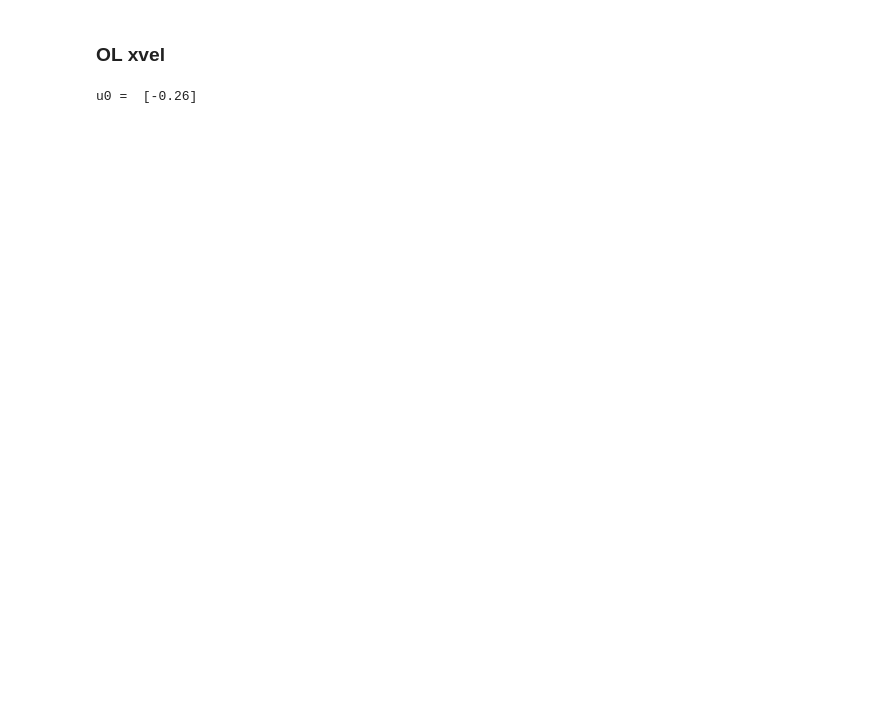
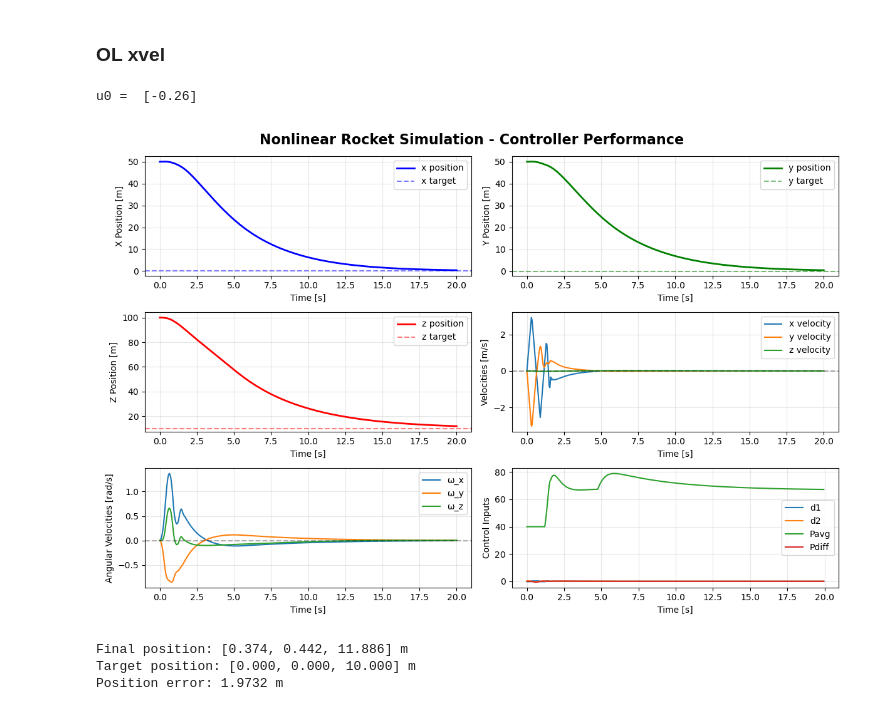
Before and after one commit to DolbyBolby/MPC-Course-EPFL, a Jupyter notebook: project/Deliverable_4_1/Deliverable_4_1.ipynb, the cells around one changed output. Drawn from its saved outputs; the diff is of its cells as text; code cells hidden in the pictures; blank space fills up the shorter version.

```diff
--- a/project/Deliverable_4_1/Deliverable_4_1.ipynb
+++ b/project/Deliverable_4_1/Deliverable_4_1.ipynb
@@ -89,3 +94,73 @@ u0, x_traj, u_traj = mpc_x.get_u(x0,x_target)
 print("u0 = ",u0)
 # %% [output]
 u0 =  [-0.26]
+# %%
+import matplotlib.pyplot as plt
+
+# Create comprehensive trajectory plots
+fig, axes = plt.subplots(3, 2, figsize=(12, 8))
+fig.suptitle('Nonlinear Rocket Simulation - Controller Performance', fontsize=16, fontweight='bold')
+
+# Position plots
+axes[0, 0].plot(t_cl, x_cl[9, :], 'b-', linewidth=2, label='x position')
+axes[0, 0].axhline(y=pos_target[0], color='b', linestyle='--', alpha=0.5, label='x target')
+axes[0, 0].set_ylabel('X Position [m]')
+axes[0, 0].set_xlabel('Time [s]')
+axes[0, 0].legend()
+axes[0, 0].grid(True, alpha=0.3)
+
+axes[0, 1].plot(t_cl, x_cl[10, :], 'g-', linewidth=2, label='y position')
+axes[0, 1].axhline(y=pos_target[1], color='g', linestyle='--', alpha=0.5, label='y target')
+axes[0, 1].set_ylabel('Y Position [m]')
+axes[0, 1].set_xlabel('Time [s]')
+axes[0, 1].legend()
+axes[0, 1].grid(True, alpha=0.3)
+
+axes[1, 0].plot(t_cl, x_cl[11, :], 'r-', linewidth=2, label='z position')
+axes[1, 0].axhline(y=pos_target[2], color='r', linestyle='--', alpha=0.5, label='z target')
+axes[1, 0].set_ylabel('Z Position [m]')
+axes[1, 0].set_xlabel('Time [s]')
+axes[1, 0].legend()
+axes[1, 0].grid(True, alpha=0.3)
+
+# Velocity plots
+axes[1, 1].plot(t_cl, x_cl[0, :], label='x velocity')
+axes[1, 1].plot(t_cl, x_cl[1, :], label='y velocity')
+axes[1, 1].plot(t_cl, x_cl[2, :], label='z velocity')
+axes[1, 1].axhline(y=0, color='k', linestyle='--', alpha=0.3)
+axes[1, 1].set_ylabel('Velocities [m/s]')
+axes[1, 1].set_xlabel('Time [s]')
+axes[1, 1].legend()
+axes[1, 1].grid(True, alpha=0.3)
+
+# Angular velocity plots
+axes[2, 0].plot(t_cl, x_cl[3, :], label='ω_x')
+axes[2, 0].plot(t_cl, x_cl[4, :], label='ω_y')
+axes[2, 0].plot(t_cl, x_cl[5, :], label='ω_z')
+axes[2, 0].axhline(y=0, color='k', linestyle='--', alpha=0.3)
+axes[2, 0].set_ylabel('Angular Velocities [rad/s]')
+axes[2, 0].set_xlabel('Time [s]')
+axes[2, 0].legend()
+axes[2, 0].grid(True, alpha=0.3)
+
+# Control inputs
+axes[2, 1].plot(t_cl[:-1], u_cl[0, :], label='d1')
+axes[2, 1].plot(t_cl[:-1], u_cl[1, :], label='d2')
+axes[2, 1].plot(t_cl[:-1], u_cl[2, :], label='Pavg')
+axes[2, 1].plot(t_cl[:-1], u_cl[3, :], label='Pdiff')
+axes[2, 1].set_ylabel('Control Inputs')
+axes[2, 1].set_xlabel('Time [s]')
+axes[2, 1].legend()
+axes[2, 1].grid(True, alpha=0.3)
+
+plt.tight_layout()
+plt.show()
+
+print(f"Final position: [{x_cl[9, -1]:.3f}, {x_cl[10, -1]:.3f}, {x_cl[11, -1]:.3f}] m")
+print(f"Target position: [{pos_target[0]:.3f}, {pos_target[1]:.3f}, {pos_target[2]:.3f}] m")
+print(f"Position error: {np.linalg.norm(x_cl[9:12, -1] - pos_target):.4f} m")
+# %% [output]
+[figure, added]
+Final position: [0.374, 0.442, 11.886] m
+Target position: [0.000, 0.000, 10.000] m
+Position error: 1.9732 m
```
Also changed, not shown: parts of 2 cells of this notebook, 7 other files.
